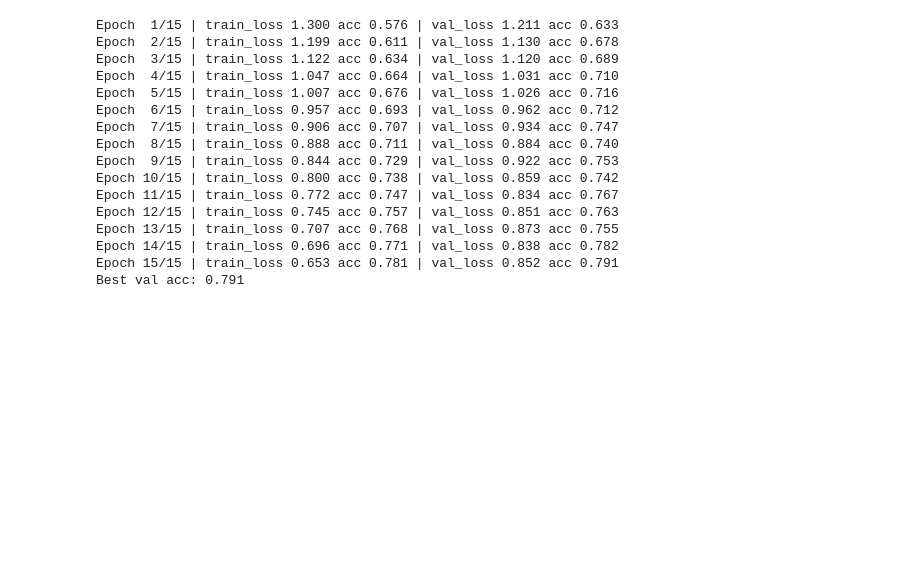
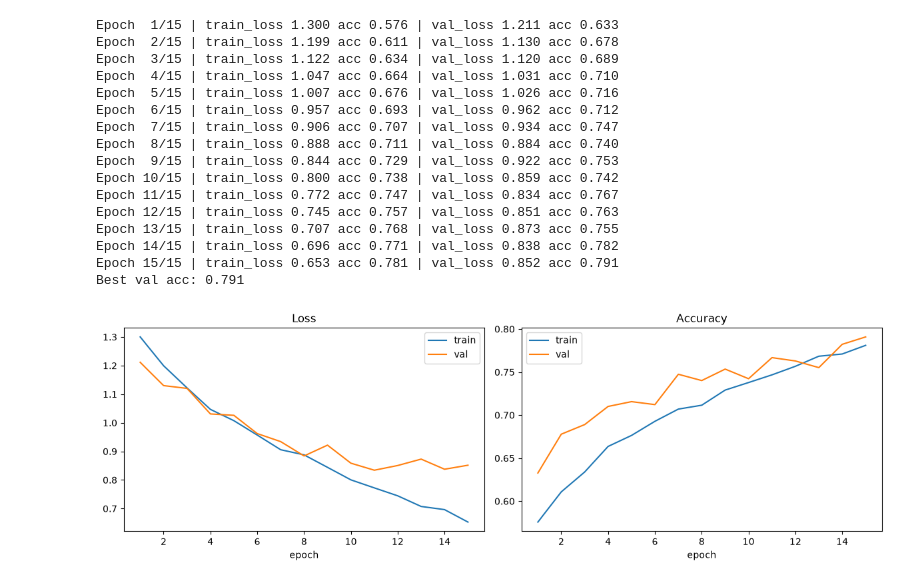
Before and after one commit to mukundnaramesh2605/RecycleVision--Garbage-Image-Classification-Using-Deep-Learning, a Jupyter notebook: 02_baseline_cnn.ipynb, the cells around one changed output. Saved outputs shown, nothing was run; the diff lists cells and outputs as text; code cells hidden in the pictures; blank space fills up the shorter version.

```diff
--- a/02_baseline_cnn.ipynb
+++ b/02_baseline_cnn.ipynb
@@ -145,3 +145,23 @@ os.makedirs("reports/figures", exist_ok=True)
 torch.save(model.state_dict(), "models/baseline_cnn.pt")
 with open("reports/metrics/baseline_history.json", "w") as f:
     json.dump(history, f, indent=2)
+# %%
+import matplotlib.pyplot as plt
+
+ep = range(1, len(history["train_loss"]) + 1)
+fig, ax = plt.subplots(1, 2, figsize=(12, 4))
+
+ax[0].plot(ep, history["train_loss"], label="train")
+ax[0].plot(ep, history["val_loss"], label="val")
+ax[0].set_title("Loss"); ax[0].set_xlabel("epoch"); ax[0].legend()
+
+ax[1].plot(ep, history["train_acc"], label="train")
+ax[1].plot(ep, history["val_acc"], label="val")
+ax[1].set_title("Accuracy"); ax[1].set_xlabel("epoch"); ax[1].legend()
+
+plt.tight_layout()
+os.makedirs("reports/figures", exist_ok=True)   # already covered above, safe to repeat
+plt.savefig("reports/figures/baseline_curves.png", dpi=150)
+plt.show()
+# %% [output]
+[figure, added]
```
Also changed, not shown: 3 other files.
